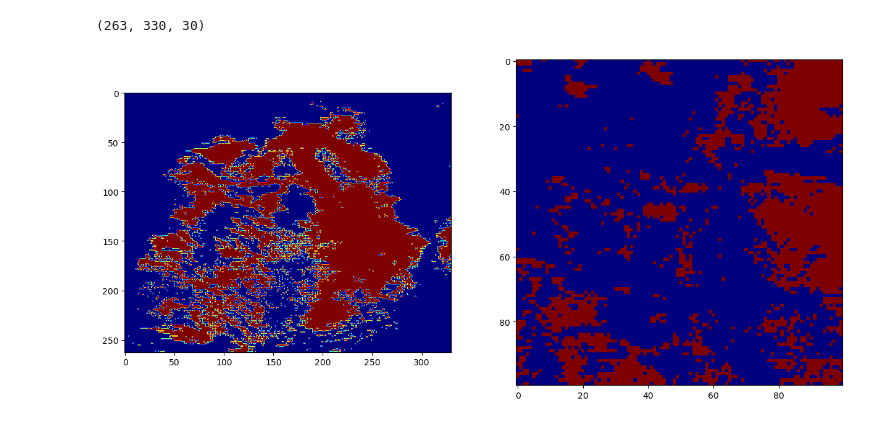
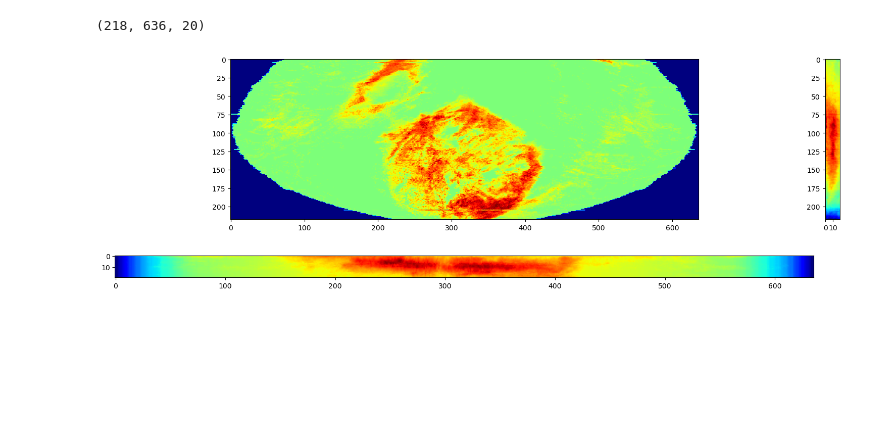
Before and after one commit to TiNezlobinsky/BiTis, a Jupyter notebook: examples/slab_simulation.ipynb, the cells around one changed output. Saved outputs shown, nothing was run; the diff lists cells and outputs as text; code cells hidden in the pictures; blank space fills up the shorter version.

```diff
--- a/examples/slab_simulation.ipynb
+++ b/examples/slab_simulation.ipynb
@@ -1,29 +1,31 @@
 # %%
 from pathlib import Path
 import numpy as np
 import matplotlib.pyplot as plt
-# import scipy.fft as spfft
-
-# import bitis
 
 # path = Path("/Users/arstanbek/Projects/fibrosis/BiTis/data/3D")
-path = Path("/home/arstan/Projects/Fibrosis/BiTis/data/3D")
-slab = np.load(path.joinpath("slab.npy")).astype(np.float32)
+# path = Path("/home/arstan/Projects/Fibrosis/BiTis/data/3D")
+path = Path("/Users/arstanbek/Projects/fibrosis/FibrosisSimulation/data")
+hearts_list = ["Zep1", "Zep3", "Zep4",
+               "Zep6", "Zep7", "Zep8",
+               "Zep9", "Zep10", "Zep11"]
 
-slab[slab == 2] = -1
-slab[slab == 0] = 1
+heart = hearts_list[0]
+slab_or = np.load(path.joinpath(heart, "slab.npy")).astype(np.float32)
 
-slab = slab[::, 200:530:1, :]
+print(slab_or.shape)
 
-print(slab.shape)
 
-template = slab[100:200, 100:200, :10].copy()
-template[template == 2] = -1
+fig, axs = plt.subplots(2, 2, figsize=(15, 5),
+                        width_ratios=[1, slab_or.shape[2]/slab_or.shape[1]],
+                        height_ratios=[1, slab_or.shape[0]/slab_or.shape[1]])
 
-fig, axs = plt.subplots(ncols=2, figsize=(15, 10))
-axs[0].imshow(slab[:, :, slab.shape[2]//2], cmap="jet_r")
-axs[1].imshow(template[:, :, template.shape[2]//2], cmap="jet_r")
+axs[0, 0].imshow(slab_or.sum(axis=2), cmap="jet")
+axs[0, 1].imshow(slab_or.sum(axis=1), cmap="jet")
+axs[1, 0].imshow(slab_or.sum(axis=0).T, cmap="jet")
+axs[1, 1].axis("off")
+plt.tight_layout()
 plt.show()
 # %% [output]
-(263, 330, 30)
+(218, 636, 20)
-[figure, old version]
+[figure, new version]
```
Also changed, not shown: parts of 25 cells of this notebook, 11 other files.
